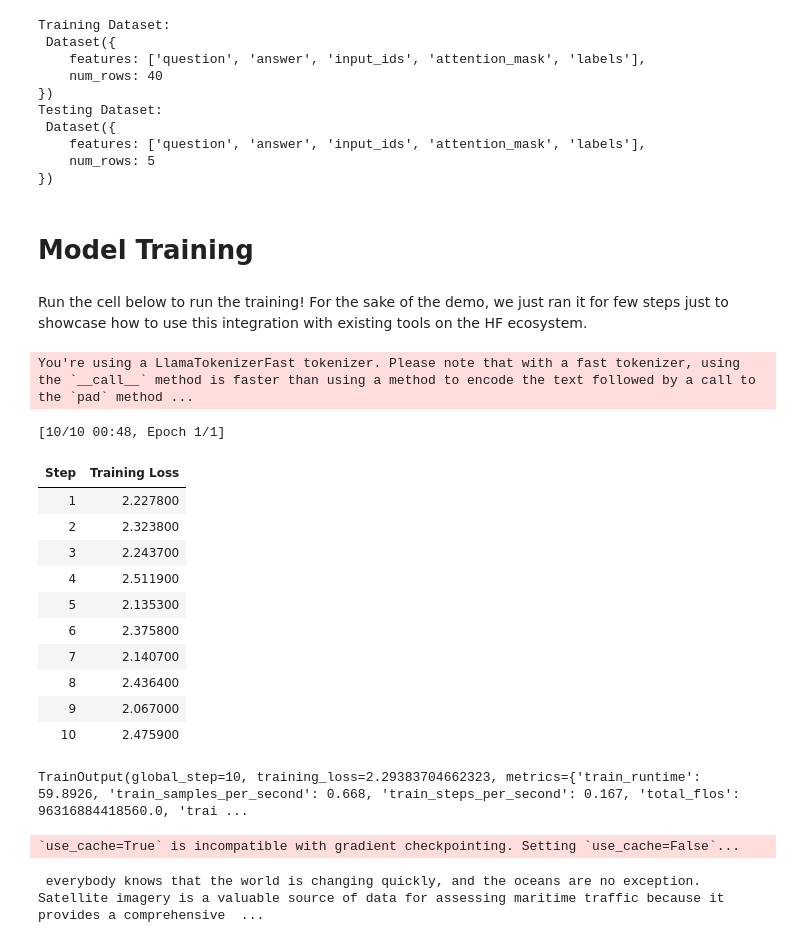
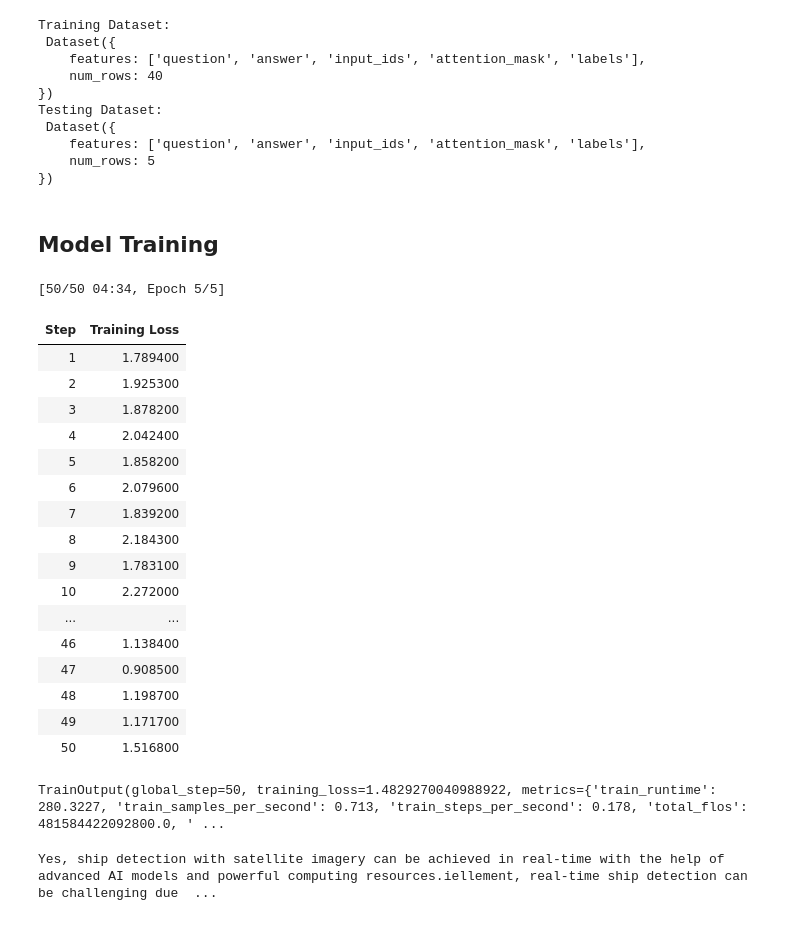
Before and after one commit to FarshadAmiri/Fine-Tuning-on-LlaMa2, a Jupyter notebook: QLoRa_bnb_4bit_training(Sentdex).ipynb, the cells around one changed output. Saved outputs shown, nothing was run; the diff lists cells and outputs as text; code cells hidden in the pictures.

```diff
--- a/QLoRa_bnb_4bit_training(Sentdex).ipynb
+++ b/QLoRa_bnb_4bit_training(Sentdex).ipynb
@@ -237,49 +223,52 @@ Testing Dataset:
     num_rows: 5
 })
 # %% [markdown]
-# Model Training
+## Model Training
-# %% [markdown]
-Run the cell below to run the training! For the sake of the demo, we just ran it for few steps just to showcase how to use this integration with existing tools on the HF ecosystem.
 # %%
 import transformers
 
 # needed for gpt-neo-x tokenizer
 tokenizer.pad_token = tokenizer.eos_token
 
 trainer = transformers.Trainer(
     model=model,
     # train_dataset=data["train"],
     train_dataset=train_ds,
     args=transformers.TrainingArguments(
         per_device_train_batch_size=1,
         gradient_accumulation_steps=4,
         warmup_steps=2,
-        max_steps=10,
-        learning_rate=2e-4,
+        max_steps=50,
+        learning_rate=1e-4,
         fp16=True,
         logging_steps=1,
         output_dir="outputs",
         optim="paged_adamw_8bit"
     ),
     data_collator=transformers.DataCollatorForLanguageModeling(tokenizer, mlm=False),
 )
 model.config.use_cache = False  # silence the warnings. Please re-enable for inference!
 trainer.train()
 # %% [output]
-You're using a LlamaTokenizerFast tokenizer. Please note that with a fast tokenizer, using the `__call__` method is faster than using a method to encode the text followed by a call to the `pad` method ...
+[50/50 04:34, Epoch 5/5]
+| Step | Training Loss |
+| 1 | 1.789400 |
+| 2 | 1.925300 |
+| 3 | 1.878200 |
+| 4 | 2.042400 |
+| 5 | 1.858200 |
+| 6 | 2.079600 |
+| 7 | 1.839200 |
+| 8 | 2.184300 |
+| 9 | 1.783100 |
+| 10 | 2.272000 |
+| ... | ... |
+| 46 | 1.138400 |
+| 47 | 0.908500 |
+| 48 | 1.198700 |
+| 49 | 1.171700 |
+| 50 | 1.516800 |
-[10/10 00:48, Epoch 1/1]
+TrainOutput(global_step=50, training_loss=1.4829270040988922, metrics={'train_runtime': 280.3227, 'train_samples_per_second': 0.713, 'train_steps_per_second': 0.178, 'total_flos': 481584422092800.0, ' ...
-| Step | Training Loss |
-| 1 | 2.227800 |
-| 2 | 2.323800 |
-| 3 | 2.243700 |
-| 4 | 2.511900 |
-| 5 | 2.135300 |
-| 6 | 2.375800 |
-| 7 | 2.140700 |
-| 8 | 2.436400 |
-| 9 | 2.067000 |
-| 10 | 2.475900 |
-TrainOutput(global_step=10, training_loss=2.29383704662323, metrics={'train_runtime': 59.8926, 'train_samples_per_second': 0.668, 'train_steps_per_second': 0.167, 'total_flos': 96316884418560.0, 'trai ...
 # %%
 def inference(text, model, tokenizer, max_input_tokens=1000, max_output_tokens=100):
   # Tokenize
@@ -308,8 +297,8 @@ def inference(text, model, tokenizer, max_input_tokens=1000, max_output_tokens=1
 model.config.use_cache = True
 # %%
 # test_question = "There's plenty of sense in nonsense sometimes,"
-test_question = "Why is satellite imagery a valuable source of data for assessing maritime traffic??"
+# test_question = "Why is satellite imagery a valuable source of data for assessing maritime traffic??"
+test_question = "Can ship detection with satellite imagery be achieved in real-time?"
 print(inference(test_question, model, tokenizer))
 # %% [output]
-`use_cache=True` is incompatible with gradient checkpointing. Setting `use_cache=False`...
+Yes, ship detection with satellite imagery can be achieved in real-time with the help of advanced AI models and powerful computing resources.iellement, real-time ship detection can be challenging due  ...
- everybody knows that the world is changing quickly, and the oceans are no exception. Satellite imagery is a valuable source of data for assessing maritime traffic because it provides a comprehensive  ...
```
Also changed, not shown: parts of 3 cells of this notebook.
